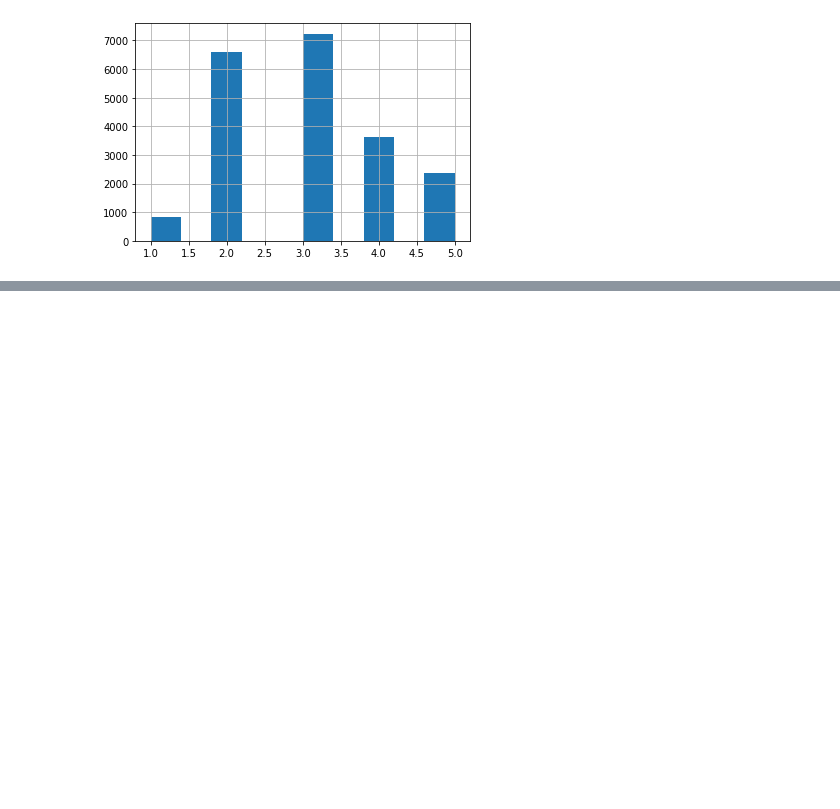
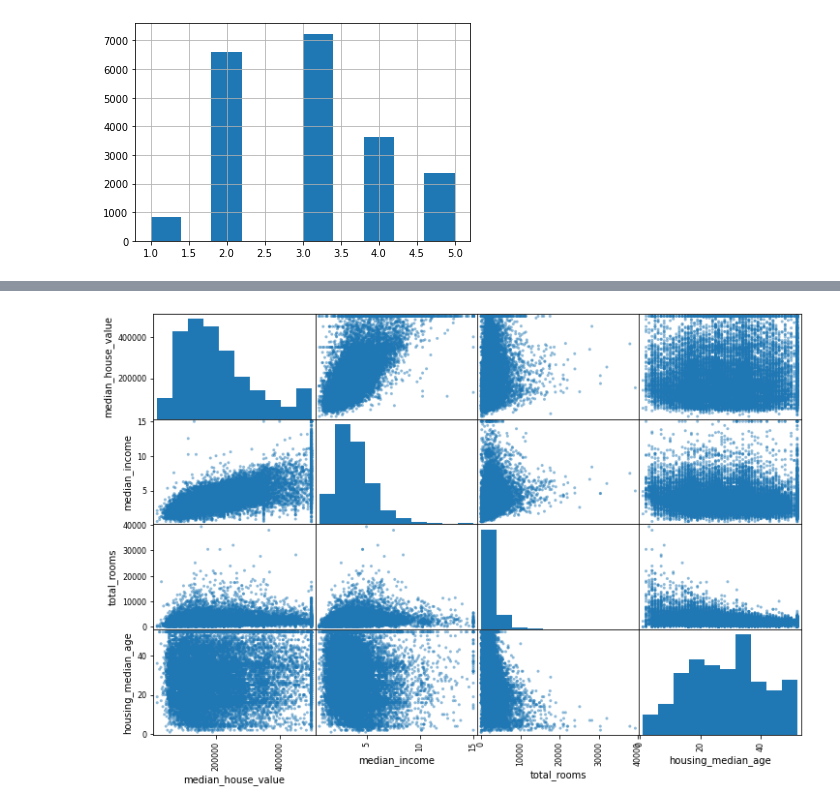
Before and after one commit to ITS-PLAY/deep_learning_algo, a Jupyter notebook: 第二章端到端的机器学习.ipynb, the cells around one changed output, grey strips where cells are left out. Cells and saved outputs as stored; diff of their text form; code cells hidden in the pictures; blank space fills up the shorter version.

```diff
--- a/第二章端到端的机器学习.ipynb
+++ b/第二章端到端的机器学习.ipynb
@@ -129,0 +157,6 @@ housing.plot(kind='scatter',x='longitude',y='latitude')
+# %%
+attributes = ['median_house_value','median_income','total_rooms','housing_median_age']
+scatter_matrix(housing[attributes],figsize=(12,8))
+plt.show()
+# %% [output]
+[figure, added]
```
Also changed, not shown: parts of 42 cells of this notebook.
